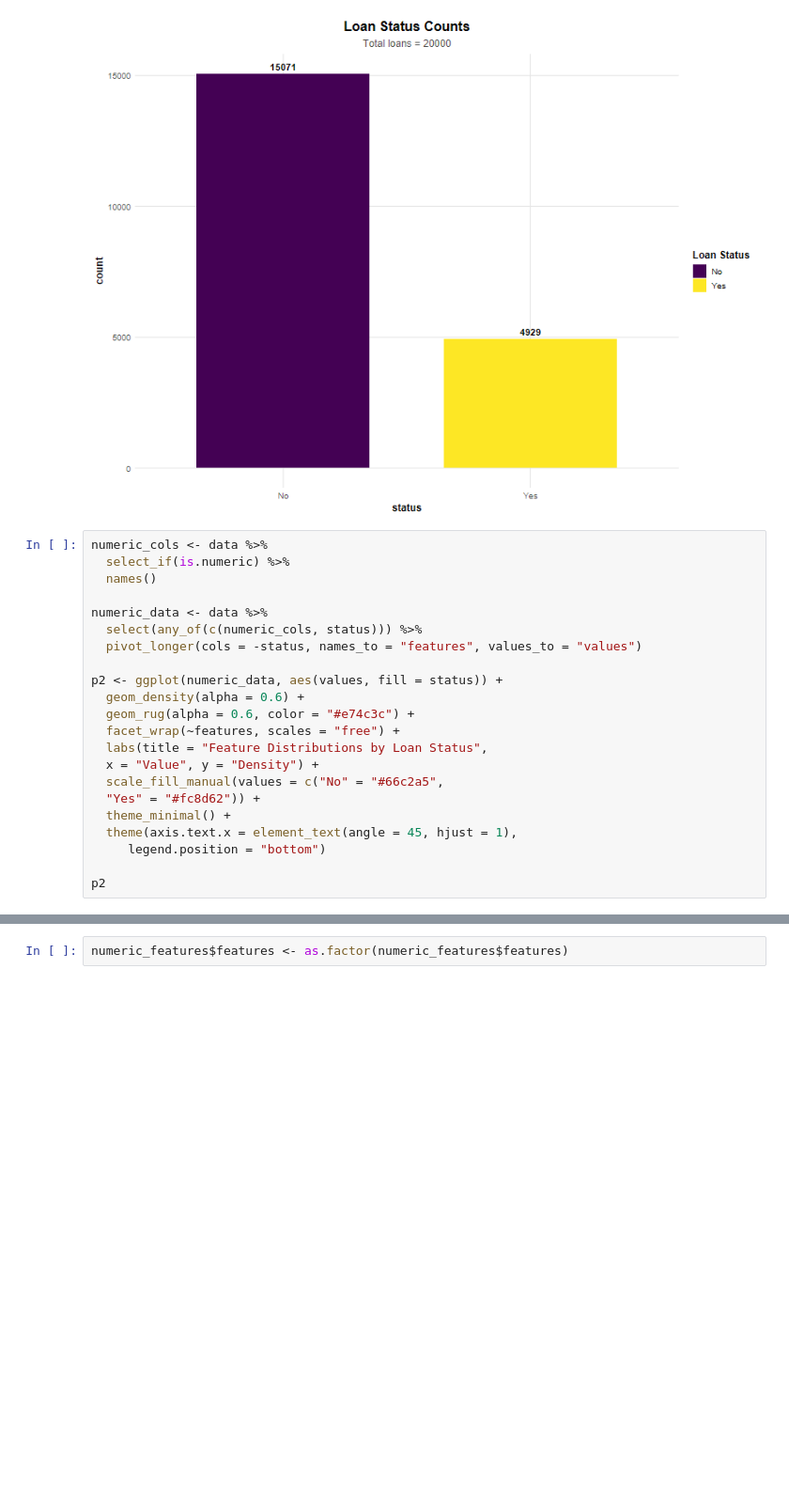
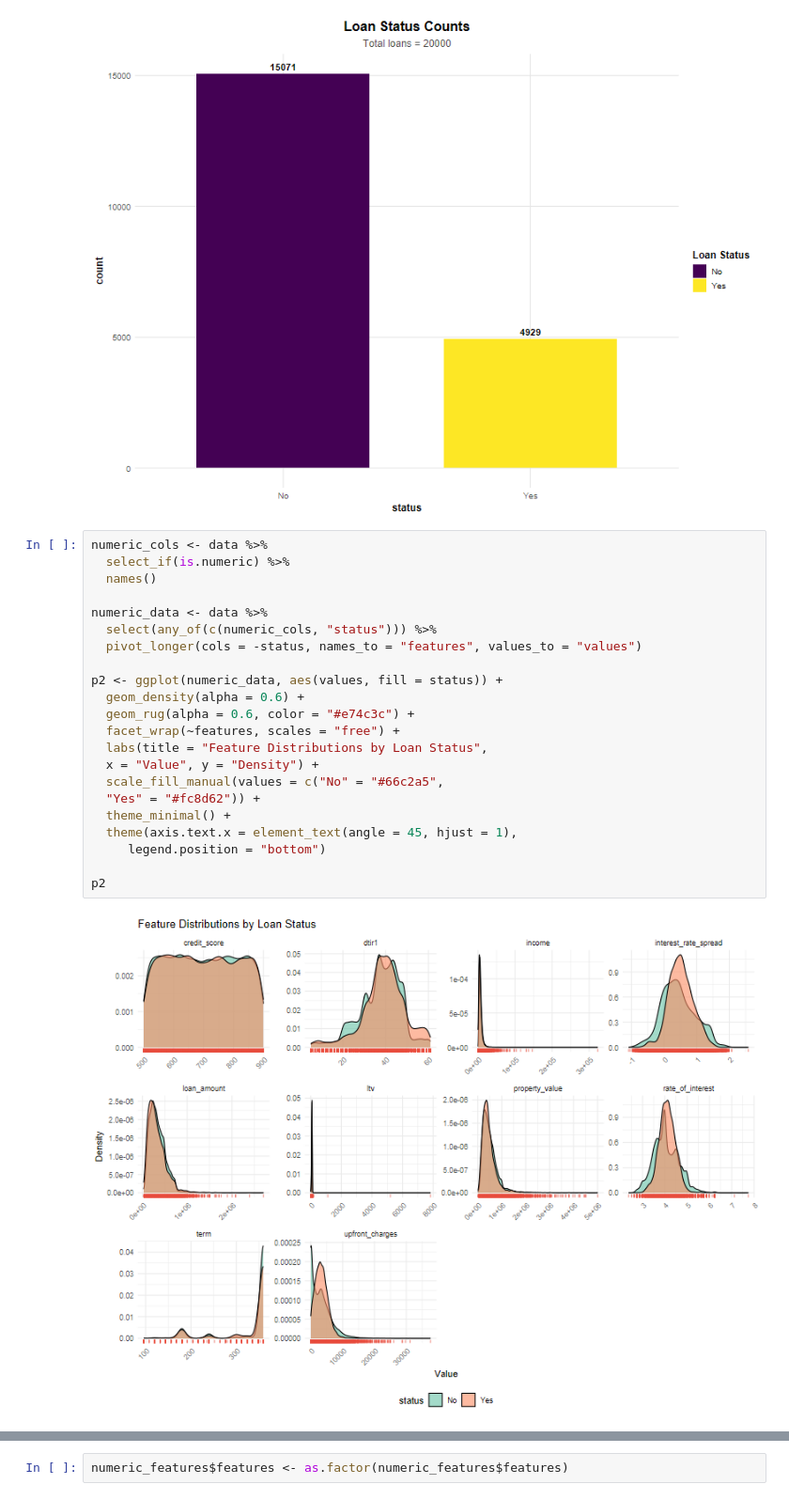
Before and after one commit to Chrisolande/Loan-Default, a Jupyter notebook: loan_data.ipynb, the cells around one changed output, grey strips where cells are left out. Shown at 94% size. Cells and saved outputs as stored; diff of their text form; blank space fills up the shorter version.

```diff
--- a/loan_data.ipynb
+++ b/loan_data.ipynb
@@ -227,22 +222,24 @@ p1
 # %%
 numeric_cols <- data %>%
   select_if(is.numeric) %>%
   names()
 
 numeric_data <- data %>%
-  select(any_of(c(numeric_cols, status))) %>%
+  select(any_of(c(numeric_cols, "status"))) %>%
   pivot_longer(cols = -status, names_to = "features", values_to = "values")
 
 p2 <- ggplot(numeric_data, aes(values, fill = status)) +
   geom_density(alpha = 0.6) +
   geom_rug(alpha = 0.6, color = "#e74c3c") +
   facet_wrap(~features, scales = "free") +
   labs(title = "Feature Distributions by Loan Status",
   x = "Value", y = "Density") +
   scale_fill_manual(values = c("No" = "#66c2a5",
   "Yes" = "#fc8d62")) +
   theme_minimal() +
   theme(axis.text.x = element_text(angle = 45, hjust = 1),
      legend.position = "bottom")
 
 p2
+# %% [output]
+[figure, added]
```
Also changed, not shown: parts of 11 cells of this notebook.
